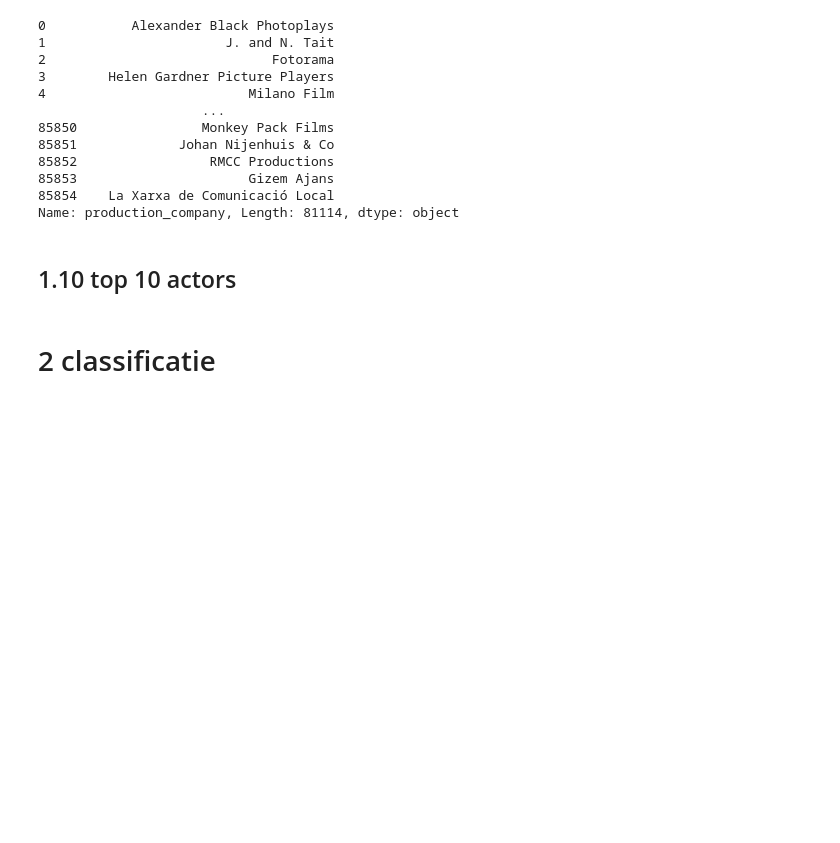
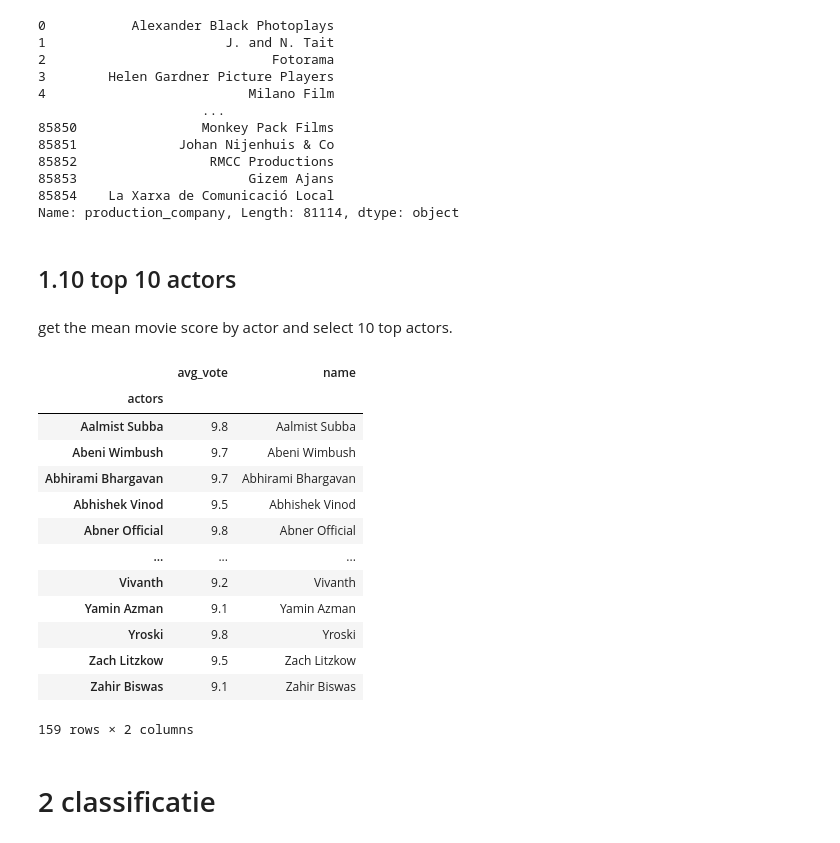
Before and after one commit to DirkTorre/VU_ML_project, a Jupyter notebook: data cleaning.ipynb, the cells around one changed output. Drawn from its saved outputs; the diff is of its cells as text; code cells hidden in the pictures; blank space fills up the shorter version.

```diff
--- a/data cleaning.ipynb
+++ b/data cleaning.ipynb
@@ -528,5 +528,45 @@ adj_movies["production_company"]
 85853                      Gizem Ajans
 85854    La Xarxa de Comunicació Local
 Name: production_company, Length: 81114, dtype: object
-# %% [markdown]
-## 1.10 top 10 actors
+# %% [markdown]
+## 1.10 top 10 actors
+# %% [markdown]
+get the mean movie score by actor and select 10 top actors.
+# %%
+def to_list(row):
+    row["actors"] = row["actors"].split(", ")
+    row["actors"][0] = row["actors"][0].replace("[", "")
+    row["actors"][-1] = row["actors"][-1].replace("]", "")
+    return row
+
+or_movies_exploded = or_movies.dropna(subset=['actors'])
+or_movies_exploded = or_movies_exploded.apply(to_list, axis=1)
+or_movies_exploded = or_movies_exploded.explode("actors")
+
+mean_by_actors = or_movies_exploded[["actors","avg_vote"]].groupby(['actors']).mean()
+mean_by_actors["name"] = mean_by_actors.index
+# %%
+actors = {}
+actors["A"] = mean_by_actors[mean_by_actors["avg_vote"] > 9.0]
+actors["B"] = mean_by_actors[(mean_by_actors["avg_vote"] > 8.0) & (mean_by_actors["avg_vote"] <= 9.0)]
+actors["C"] = mean_by_actors[(mean_by_actors["avg_vote"] > 7.0) & (mean_by_actors["avg_vote"] <= 8.0)]
+actors["D"] = mean_by_actors[(mean_by_actors["avg_vote"] > 6.0) & (mean_by_actors["avg_vote"] <= 7.0)]
+actors["E"] = mean_by_actors[(mean_by_actors["avg_vote"] > 5.0) & (mean_by_actors["avg_vote"] <= 6.0)]
+actors["F"] = mean_by_actors[mean_by_actors["avg_vote"]<= 5.0]
+# %%
+actors["A"]
+# %% [output]
+|  | avg_vote | name |
+| actors |  |  |
+| Aalmist Subba | 9.8 | Aalmist Subba |
+| Abeni Wimbush | 9.7 | Abeni Wimbush |
+| Abhirami Bhargavan | 9.7 | Abhirami Bhargavan |
+| Abhishek Vinod | 9.5 | Abhishek Vinod |
+| Abner Official | 9.8 | Abner Official |
+| ... | ... | ... |
+| Vivanth | 9.2 | Vivanth |
+| Yamin Azman | 9.1 | Yamin Azman |
+| Yroski | 9.8 | Yroski |
+| Zach Litzkow | 9.5 | Zach Litzkow |
+| Zahir Biswas | 9.1 | Zahir Biswas |
+159 rows × 2 columns
```
Also changed, not shown: parts of 23 cells of this notebook, 1 other file.
